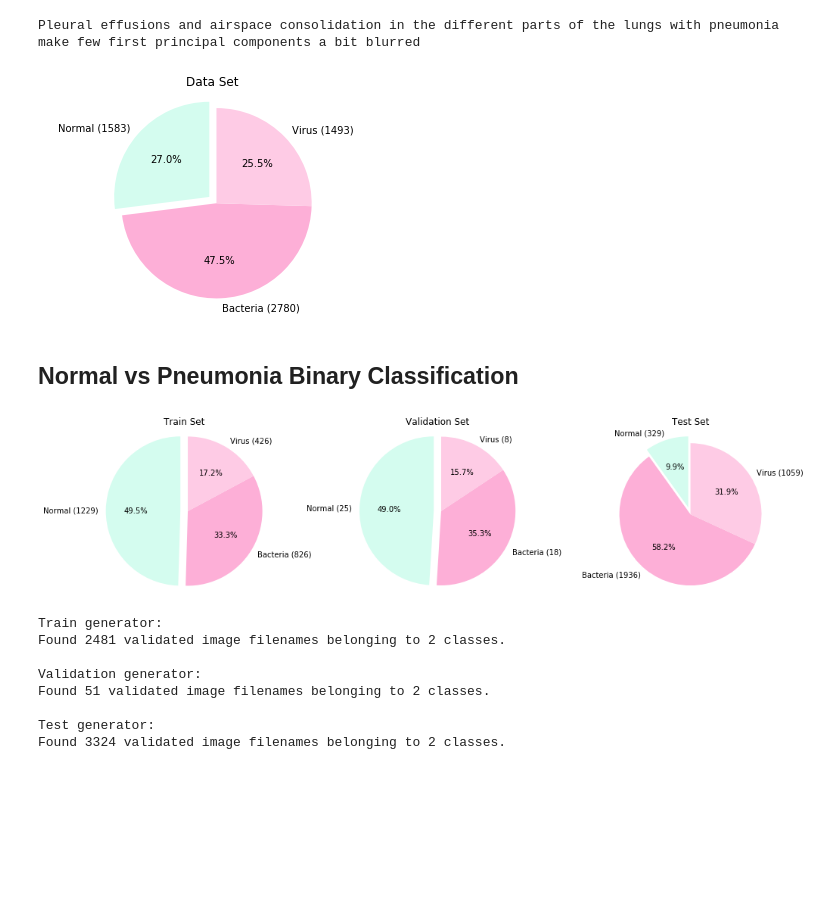
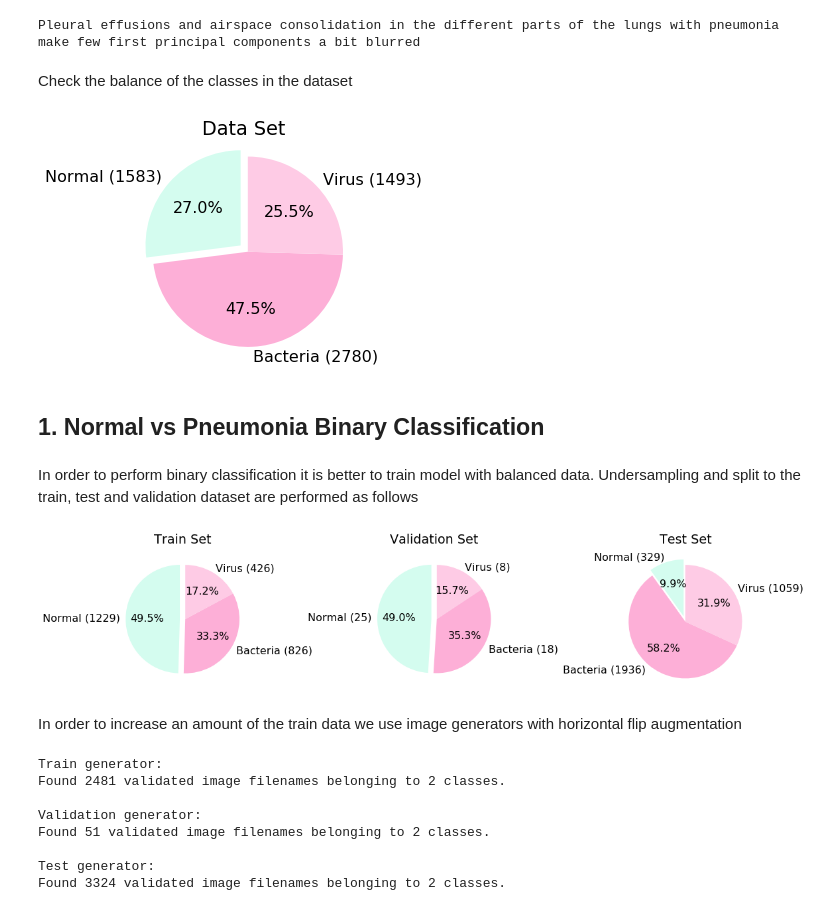
Before and after one commit to Zhuvikin/ML-pneumonia, a Jupyter notebook: pneumonia.ipynb, the cells around one changed output. Cells and saved outputs as stored; diff of their text form; code cells hidden in the pictures; blank space fills up the shorter version.

```diff
--- a/pneumonia.ipynb
+++ b/pneumonia.ipynb
@@ -221,6 +296,7 @@ n_components = n_row * n_col
 
 pca = PCA(n_components = n_components, svd_solver = 'randomized', whiten = True)
 
+plt.rcParams.update({'font.size': 16})
 
 def plot_gallery(title, images, n_col = n_col, n_row = n_row, cmap = plt.cm.gray):
     plt.figure(figsize = (2. * n_col, 2.26 * n_row))
@@ -228,7 +304,7 @@ def plot_gallery(title, images, n_col = n_col, n_row = n_row, cmap = plt.cm.gray
     for i, comp in enumerate(images):
         plt.subplot(n_row, n_col, i + 1)
         vmax = max(comp.max(), -comp.min())
-        plt.imshow(comp.reshape(256, 256), cmap = cmap,
+        plt.imshow(comp.reshape(256, 256), cmap='bone',
                    interpolation = 'nearest',
                    vmin = -vmax, vmax = vmax)
         plt.xticks(())
@@ -256,6 +332,8 @@ print(
 One can even clearly observe bronchus system in few most significant components of normal lungs
 [figure]
 Pleural effusions and airspace consolidation in the different parts of the lungs with pneumonia make few first principal components a bit blurred
+# %% [markdown]
+Check the balance of the classes in the dataset
 # %%
 colors = ['#D4FCEF', '#FDAFD7', '#FECBE5']
 
@@ -279,10 +357,14 @@ ax1.axis('equal')
 ax1.title.set_text('Data Set')
 plt.show()
 # %% [output]
-[figure, old version]
+[figure, new version]
 # %% [markdown]
-## Normal vs Pneumonia Binary Classification
+## 1. Normal vs Pneumonia Binary Classification
+# %% [markdown]
+In order to perform binary classification it is better to train model with balanced data. Undersampling and split to the train, test and validation dataset are performed as follows
 # %%
+colors = ['#D4FCEF', '#FDAFD7', '#FECBE5']
+
 test_size = 0.2
 validation_size = 0.02
 
@@ -306,34 +388,37 @@ X_train, X_validation, _, _ = train_test_split(
 
 train_dataset = pd.merge(pd.DataFrame({'path': X_train}), dataset, on = 'path')
 validation_dataset = pd.merge(pd.DataFrame({'path': X_validation}), dataset, on = 'path')
 test_dataset = pd.concat([pd.merge(pd.DataFrame({'path': X_test}), dataset, on = 'path'), rest_dataset])
 
 fig = plt.figure(figsize = (17, 4))
 ax1 = fig.add_subplot(131)
 ax1.pie(sizes(train_dataset.sum()[1], train_dataset.sum()[2], train_dataset.sum()[3]),
         explode = (0.1, 0, 0), labels = labels(train_dataset.sum()[1], train_dataset.sum()[2], train_dataset.sum()[3]),
         autopct = '%1.1f%%', startangle = 90, colors = colors)
 ax1.axis('equal')
 ax1.title.set_text('Train Set')
 
 ax3 = fig.add_subplot(132)
 ax3.pie(sizes(validation_dataset.sum()[1], validation_dataset.sum()[2], validation_dataset.sum()[3]),
         explode = (0.1, 0, 0),
         labels = labels(validation_dataset.sum()[1], validation_dataset.sum()[2], validation_dataset.sum()[3]),
         autopct = '%1.1f%%', startangle = 90, colors = colors)
 ax3.axis('equal')
 ax3.title.set_text('Validation Set')
 
 ax2 = fig.add_subplot(133)
 ax2.pie(sizes(test_dataset.sum()[1], test_dataset.sum()[2], test_dataset.sum()[3]),
         explode = (0.1, 0, 0), labels = labels(test_dataset.sum()[1], test_dataset.sum()[2], test_dataset.sum()[3]),
         autopct = '%1.1f%%', startangle = 90, colors = colors)
 ax2.axis('equal')
 ax2.title.set_text('Test Set')
 
+plt.subplots_adjust(wspace = 1)
 plt.show()
 # %% [output]
-[figure, old version]
+[figure, new version]
+# %% [markdown]
+In order to increase an amount of the train data we use image generators with horizontal flip augmentation
 # %%
 imageGenerator = ImageDataGenerator(rescale = 1. / 255, horizontal_flip = True)
 testGenerator = ImageDataGenerator(rescale = 1. / 255)
```
Also changed, not shown: parts of 39 cells of this notebook, 1 other file.
